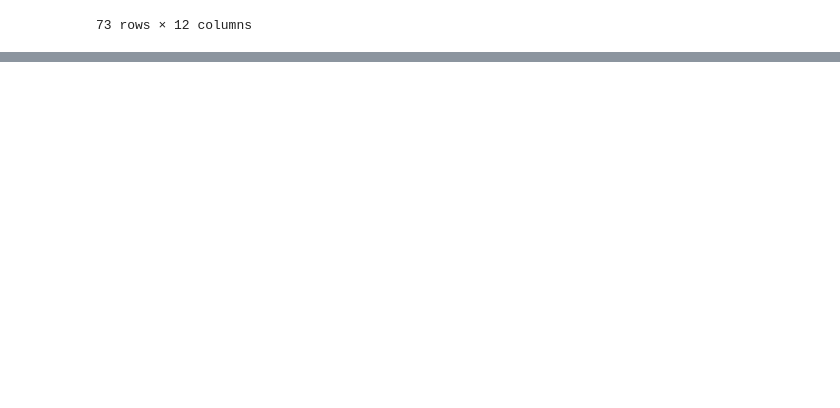
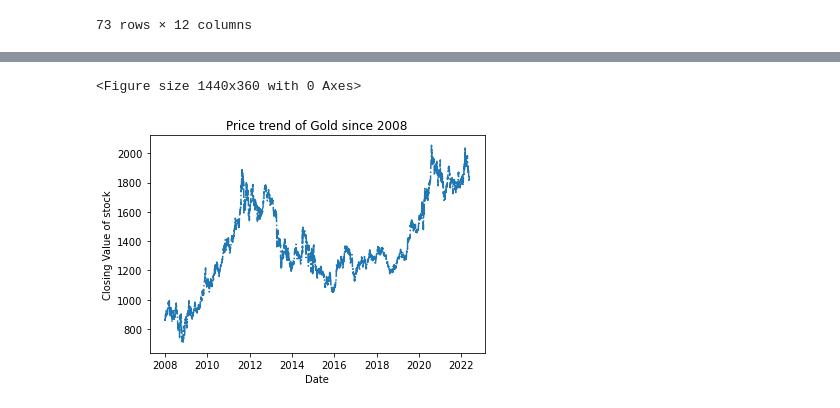
Before and after one commit to shashank1391/UCDPA_Shashankgupta, a Jupyter notebook: Project_shashank.ipynb, the cells around one changed output, grey strips where cells are left out. Cells and saved outputs as stored; diff of their text form; code cells hidden in the pictures; blank space fills up the shorter version.

Commit message:
1st Chart

```diff
--- a/Project_shashank.ipynb
+++ b/Project_shashank.ipynb
@@ -442,0 +446,2 @@ numpy.ndarray
+# %%
+Gold = pd.read_csv("gold.csv")
@@ -442,0 +481,2 @@ numpy.ndarray
+# %%
+Gold['Date'] = pd.to_datetime(Gold['Date'])
@@ -442,0 +500,2 @@ numpy.ndarray
+# %%
+Gold.set_index('Date', inplace=True)
@@ -442,0 +513,15 @@ numpy.ndarray
+# %%
+Goldin200822 = Gold["2008-01-01":"2022-05-20"]
+# %%
+plt.figure(figsize=(20,5))
+
+fig, ax =plt.subplots()
+ax.plot(Goldin200822.index, Goldin200822['Close'], ls="-.")
+
+plt.title('Price trend of Gold since 2008')
+plt.xlabel('Date')
+plt.ylabel('Closing Value of stock')
+plt.show()
+# %% [output]
+<Figure size 1440x360 with 0 Axes>
+[figure, added]
```
Also changed, not shown: parts of 31 cells of this notebook, 1 other file.
